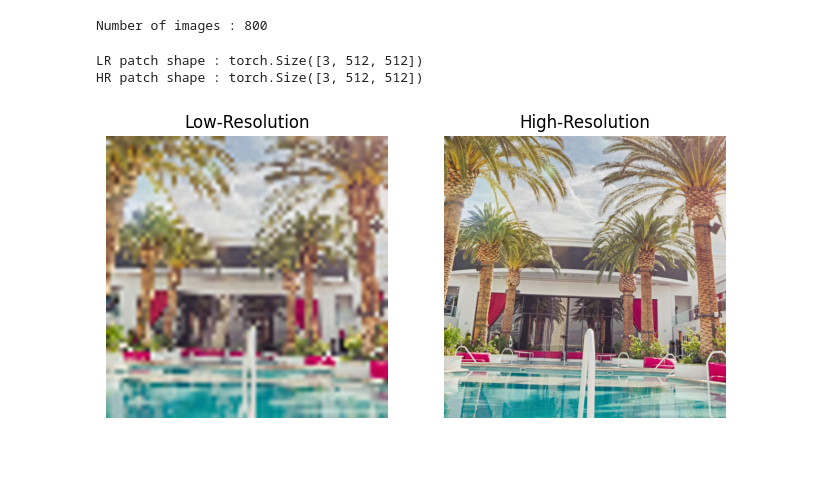
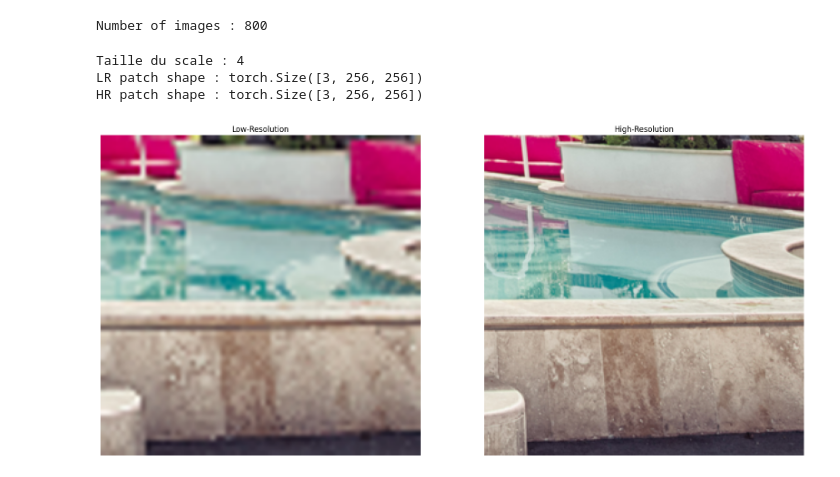
Before and after one commit to aubinbnf/super-resolution-project, a Jupyter notebook: notebooks/test_dataset.ipynb, the cells around one changed output. Drawn from its saved outputs; the diff is of its cells as text; code cells hidden in the pictures.

```diff
--- a/notebooks/test_dataset.ipynb
+++ b/notebooks/test_dataset.ipynb
@@ -9,7 +9,7 @@ from src.data.dataset import DIV2KDataset
 # %%
 dataset = DIV2KDataset(
     hr_dir="../data/raw/DIV2K/DIV2K_train_HR",
-    lr_dir="../data/processed/DIV2K/DIV2K_train_LR_x8",
+    lr_dir="../data/processed/DIV2K/DIV2K_train_LR_x4",
     patch_size=64
 )
 
@@ -22,8 +22,9 @@ lr_patch, hr_patch = dataset[2]
 print("LR patch shape :", lr_patch.shape)  # [C, H, W]
 print("HR patch shape :", hr_patch.shape)  # [C, H, W]
 # %% [output]
-LR patch shape : torch.Size([3, 512, 512])
-HR patch shape : torch.Size([3, 512, 512])
+Taille du scale : 4
+LR patch shape : torch.Size([3, 256, 256])
+HR patch shape : torch.Size([3, 256, 256])
 # %%
 def show_image(tensor, title=""):
     img = tensor.permute(1, 2, 0).numpy()  # [C,H,W] -> [H,W,C]
@@ -31,11 +32,11 @@ def show_image(tensor, title=""):
     plt.title(title)
     plt.axis("off")
 # %%
-plt.figure(figsize=(8,4))
+plt.figure(figsize=(20, 10))
 plt.subplot(1,2,1)
 show_image(lr_patch, "Low-Resolution")
 plt.subplot(1,2,2)
 show_image(hr_patch, "High-Resolution")
 plt.show()
 # %% [output]
-[figure, old version]
+[figure, new version]
```
Also changed, not shown: 4 other files.
